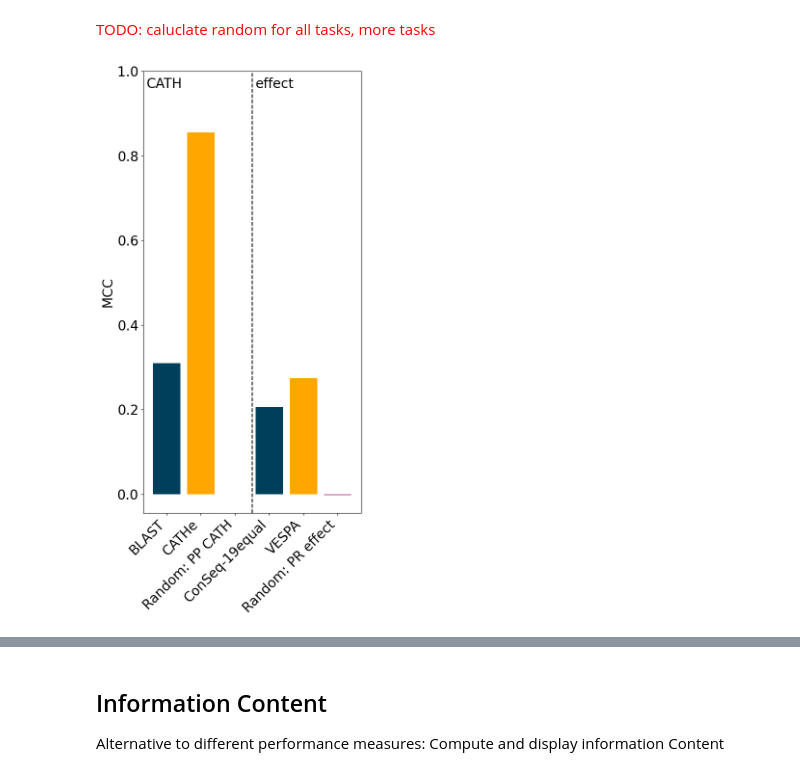
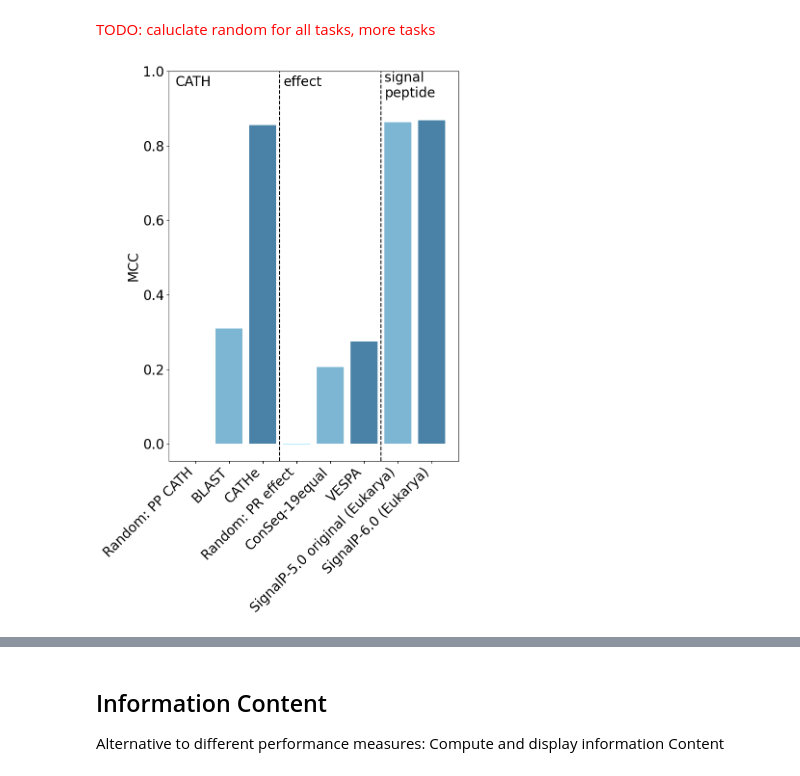
Before and after one commit to erckert/EV-embeddings-figures, a Jupyter notebook: visualizeResults.ipynb, the cells around one changed output, grey strips where cells are left out. Saved outputs shown, nothing was run; the diff lists cells and outputs as text; code cells hidden in the pictures.

Commit message:
Added additional methods

```diff
--- a/visualizeResults.ipynb
+++ b/visualizeResults.ipynb
@@ -56,6 +56,22 @@ df_models
+# %%
+def select_top_performances(df):
+    prediction_type = ""
+    embedding_based = "-2"
+    performance_measure = ""
+
+    important_rows = []
+    df_reverse = df.iloc[::-1]
+    for _,row in df_reverse.iterrows():
+        if row['Embedding based'] == "-1" or row['Embedding based'] != embedding_based or row['Prediction type'] != prediction_type or row['Performance Measure'] != performance_measure:
+            important_rows.append(row)
+        prediction_type = row['Prediction type']
+        embedding_based = row['Embedding based']
+        performance_measure = row['Performance Measure']
+    return pandas.DataFrame(important_rows)
 # %%
-df_models_sorted = df_models.sort_values(by=['Prediction type', 'Embedding based', 'Method'])
-df_models_sorted_no_nan = df_models_sorted.dropna()
+df_models_sorted = df_models.sort_values(by=['Prediction type','Performance Measure', 'Embedding based','Performance', 'Method'])
+df_models_sorted_no_nan_all = df_models_sorted.dropna()
+df_models_sorted_no_nan = select_top_performances(df_models_sorted_no_nan_all)
 
 grouped_mcc_labels = df_models_sorted_no_nan[df_models_sorted_no_nan['Performance Measure'].str.contains("MCC")]['Method']
 grouped_qx_labels = df_models_sorted_no_nan[df_models_sorted_no_nan['Performance Measure'].str.contains("Q")]['Method']
@@ -220,22 +249,23 @@ plt.show()
 # Plot SOTA with Evolutionary Information vs. Embeddings
 # %% [markdown]
 <span style="color:red">TODO: caluclate random for all tasks, more tasks</span>
+# %%
+def color_assignment(embedding_based_list):
+    return ['#7db6d2' if int(entry)==0 else ("#4a82a7" if int(entry)==1 else '#b5ecff') for entry in embedding_based_list]
 # %%
 plt.rcParams['font.size'] = '20'
 
-fig1, ((ax1)) = plt.subplots(1,1, figsize=(6,12))
-ax1.bar(grouped_mcc_labels, [float(entry) for entry in mcc], color=['#003f5c' if entry==0 else ("#ffa600" if entry==1 else '#bc5090') for entry in mcc_is_embedding_based], width=0.8)
-ax1.set_xticklabels(grouped_mcc_labels, rotation=45, ha='right')
+fig1, ((ax1)) = plt.subplots(1,1, figsize=(8,12))
+ax1.bar(grouped_mcc_labels[::-1], [float(entry) for entry in mcc][::-1], color=color_assignment(mcc_is_embedding_based[::-1]), width=0.8)
+ax1.set_xticklabels(grouped_mcc_labels[::-1], rotation=45, ha='right')
 ax1.set_ylabel("MCC")
 ax1.set_ylim(top=1)
 ax1.annotate('CATH',xy=(-0.6, 0.96))
 ax1.annotate('effect',xy=(2.6, 0.96))
+ax1.annotate('signal \npeptide',xy=(5.6, 0.93))
 ax1.axvline(x=[2.5],  color='black', ls='--')
-
-grouped_qx_labels_as_strings = [str(entry) for entry in grouped_qx_labels]
-qx_bars_as_float = [float(entry) for entry in qx]
-qx_colors = ['#003f5c' if entry==0 else ("#ffa600" if entry==1 else '#bc5090') for entry in qx_is_embedding_based]
+ax1.axvline(x=[5.5],  color='black', ls='--')
 
 fig1.tight_layout()
 # %% [output]
-[figure, old version]
+[figure, new version]
```
Also changed, not shown: parts of 24 cells of this notebook, 1 other file.
